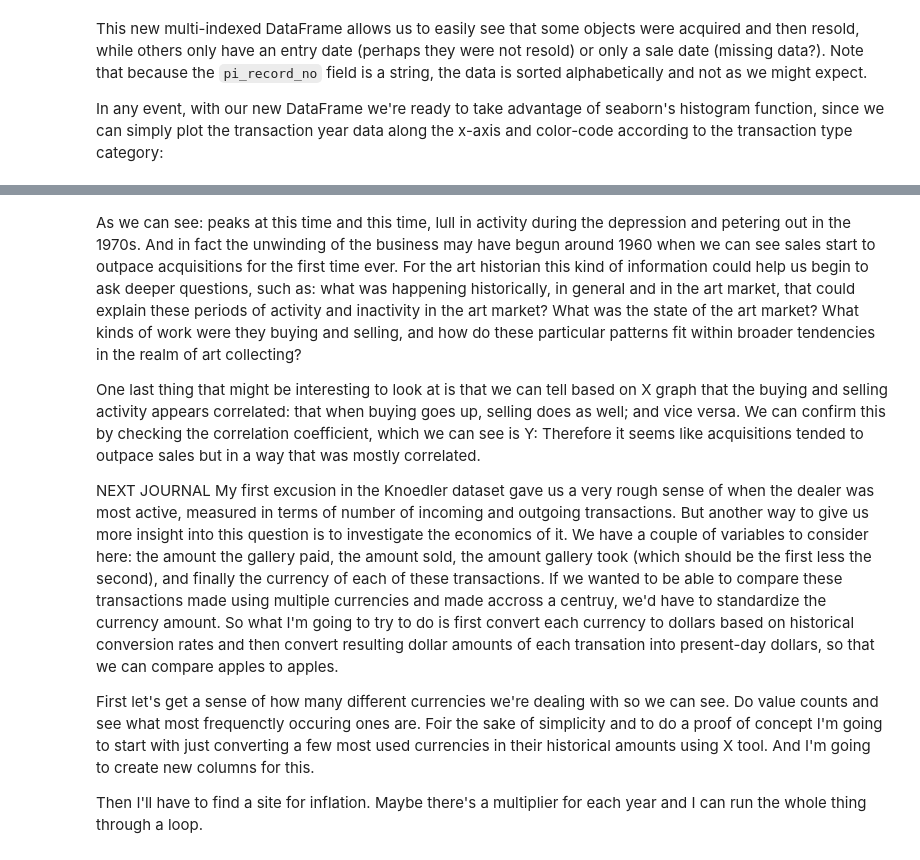
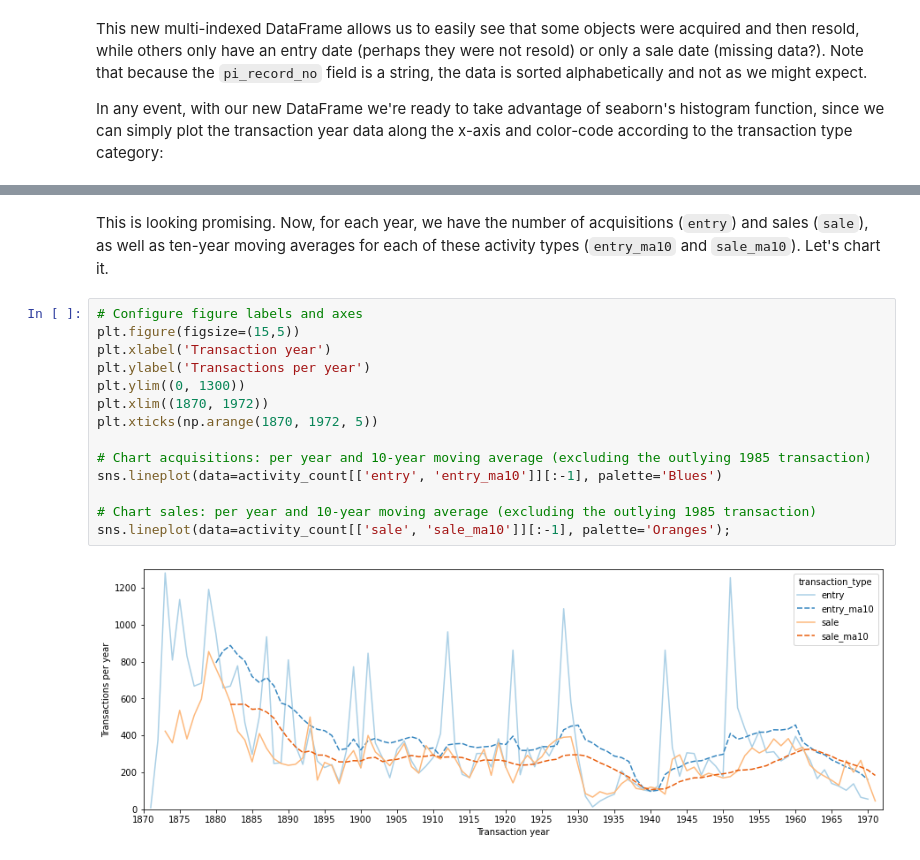
Before and after one commit to zrottman/data-exploration, a Jupyter notebook: knoedler/knoedler_01_active-years.ipynb, the cells around one changed output, grey strips where cells are left out. Cells and saved outputs as stored; diff of their text form.

Commit message:
Finished knoedler_01

```diff
--- a/knoedler/knoedler_01_active-years.ipynb
+++ b/knoedler/knoedler_01_active-years.ipynb
@@ -241,11 +253,18 @@ activity.set_index(['transaction_type', 'transaction_year'])
-# %% [markdown]
-As we can see: peaks at this time and this time, lull in activity during the depression and petering out in the 1970s. And in fact the unwinding of the business may have begun around 1960 when we can see sales start to outpace acquisitions for the first time ever. For the art historian this kind of information could help us begin to ask deeper questions, such as: what was happening historically, in general and in the art market, that could explain these periods of activity and inactivity in the art market? What was the state of the art market? What kinds of work were they buying and selling, and how do these particular patterns fit within broader tendencies in the realm of art collecting?
-
-One last thing that might be interesting to look at is that we can tell based on X graph that the buying and selling activity appears correlated: that when buying goes up, selling does as well; and vice versa. We can confirm this by checking the correlation coefficient, which we can see is Y: Therefore it seems like acquisitions tended to outpace sales but in a way that was mostly correlated.
-
-NEXT JOURNAL
-My first excusion in the Knoedler dataset gave us a very rough sense of when the dealer was most active, measured in terms of number of incoming and outgoing transactions. But another way to give us more insight into this question is to investigate the economics of it. We have a couple of variables to consider here: the amount the gallery paid, the amount sold, the amount gallery took (which should be the first less the second), and finally the currency of each of these transactions. If we wanted to be able to compare these transactions made using multiple currencies and made accross a centruy, we'd have to standardize the currency amount. So what I'm going to try to do is first convert each currency to dollars based on historical conversion rates and then convert resulting dollar amounts of each transation into present-day dollars, so that we can compare apples to apples.
-
-First let's get a sense of how many different currencies we're dealing with so we can see. Do value counts and see what most frequenctly occuring ones are. Foir the sake of simplicity and to do a proof of concept I'm going to start with just converting a few most used currencies in their historical amounts using X tool. And I'm going to create new columns for this.
-
-Then I'll have to find a site for inflation. Maybe there's a multiplier for each year and I can run the whole thing through a loop.
+# %% [markdown]
+This is looking promising. Now, for each year, we have the number of acquisitions (<code>entry</code>) and sales (<code>sale</code>), as well as ten-year moving averages for each of these activity types (<code>entry_ma10</code> and <code>sale_ma10</code>). Let's chart it.
+# %%
+# Configure figure labels and axes
+plt.figure(figsize=(15,5))
+plt.xlabel('Transaction year')
+plt.ylabel('Transactions per year')
+plt.ylim((0, 1300))
+plt.xlim((1870, 1972))
+plt.xticks(np.arange(1870, 1972, 5))
+
+# Chart acquisitions: per year and 10-year moving average (excluding the outlying 1985 transaction)
+sns.lineplot(data=activity_count[['entry', 'entry_ma10']][:-1], palette='Blues')
+
+# Chart sales: per year and 10-year moving average (excluding the outlying 1985 transaction)
+sns.lineplot(data=activity_count[['sale', 'sale_ma10']][:-1], palette='Oranges');
+# %% [output]
+[figure, added]
```
Also changed, not shown: parts of 5 cells of this notebook.
